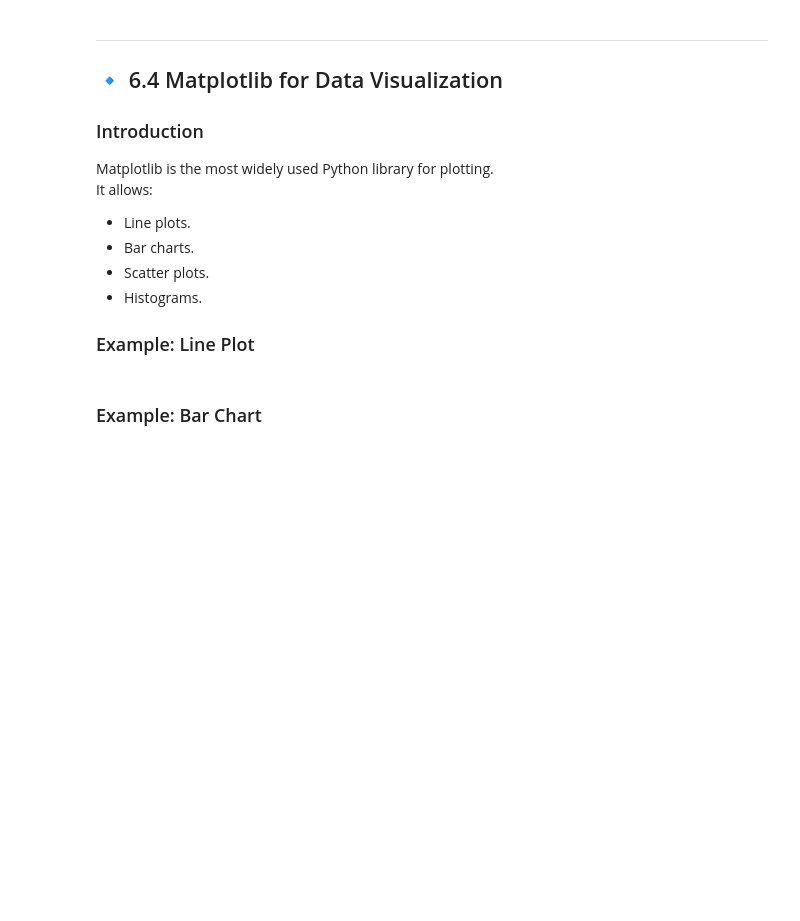
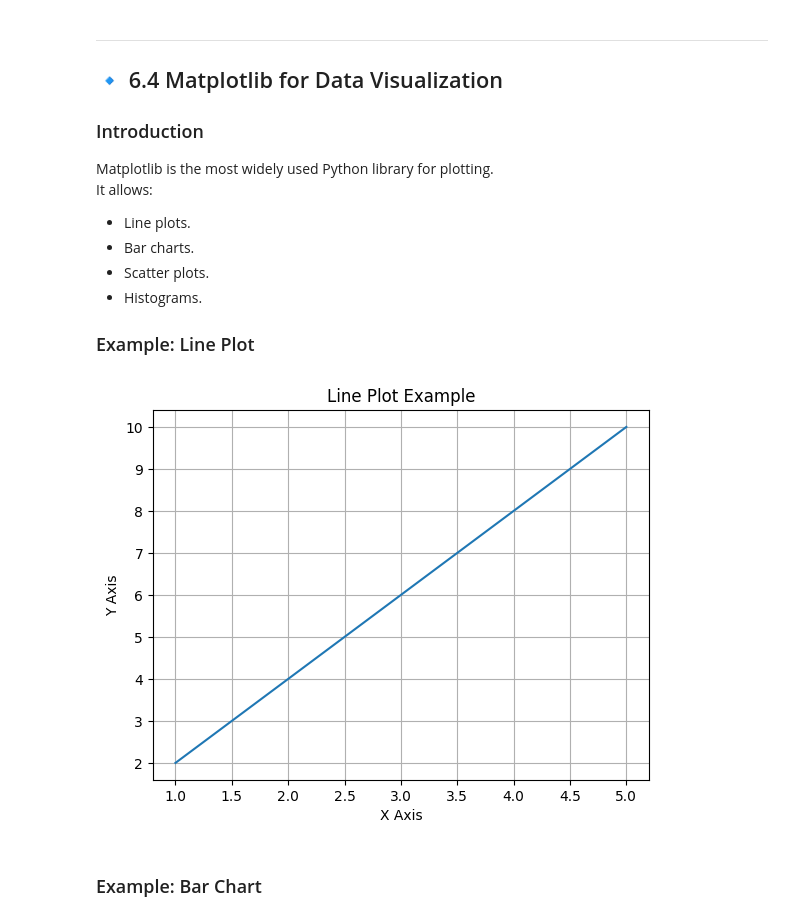
Before and after one commit to AdityaGanesh22/TSEC_Python_Programming, a Jupyter notebook: Lectures/20260325_Class.ipynb, the cells around one changed output. Drawn from its saved outputs; the diff is of its cells as text; code cells hidden in the pictures; blank space fills up the shorter version.

```diff
--- a/Lectures/20260325_Class.ipynb
+++ b/Lectures/20260325_Class.ipynb
@@ -101,12 +144,15 @@ It allows:
 # %%
 import matplotlib.pyplot as plt
 x = [1, 2, 3, 4, 5]
 y = [2, 4, 6, 8, 10]
 plt.plot(x, y)
 plt.title("Line Plot Example")
 plt.xlabel("X Axis")
 plt.ylabel("Y Axis")
+plt.grid()
 plt.show()
+# %% [output]
+[figure, added]
 # %% [markdown]
 ### Example: Bar Chart
 # %%
```
Also changed, not shown: parts of 23 cells of this notebook, 2 other files.
